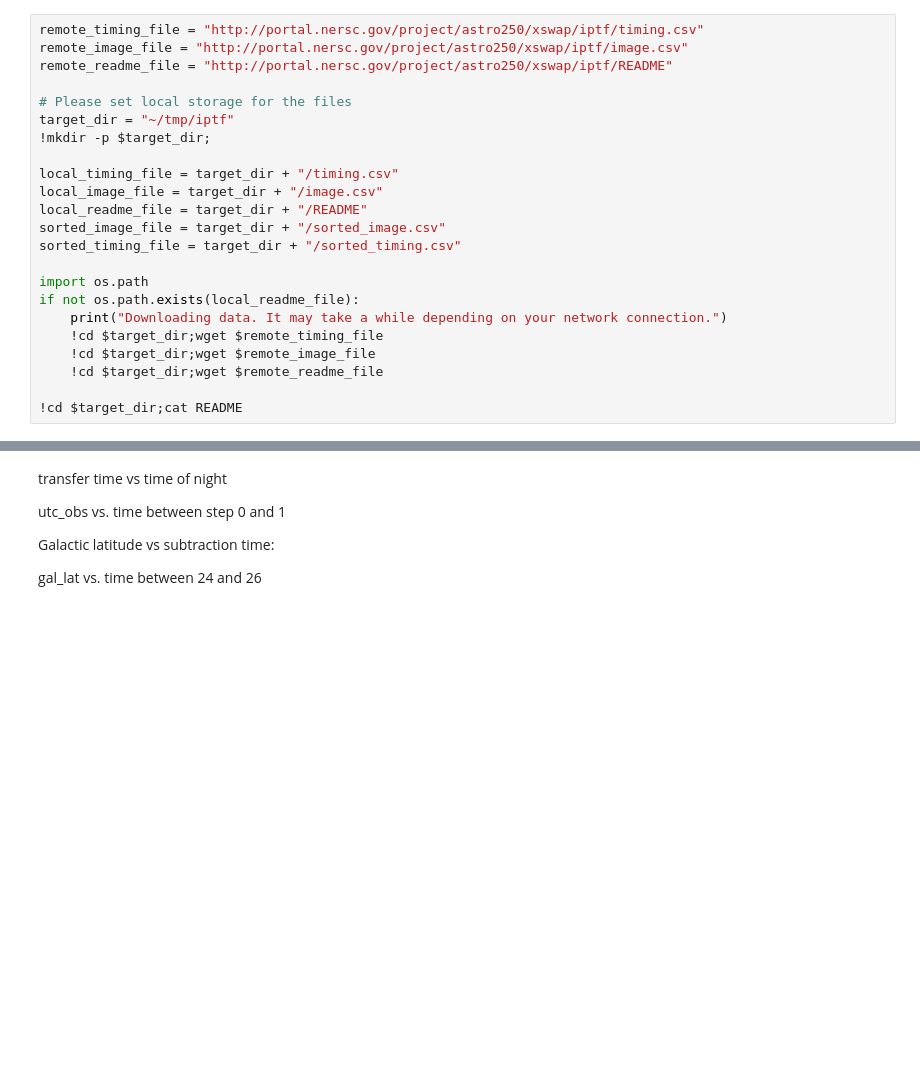
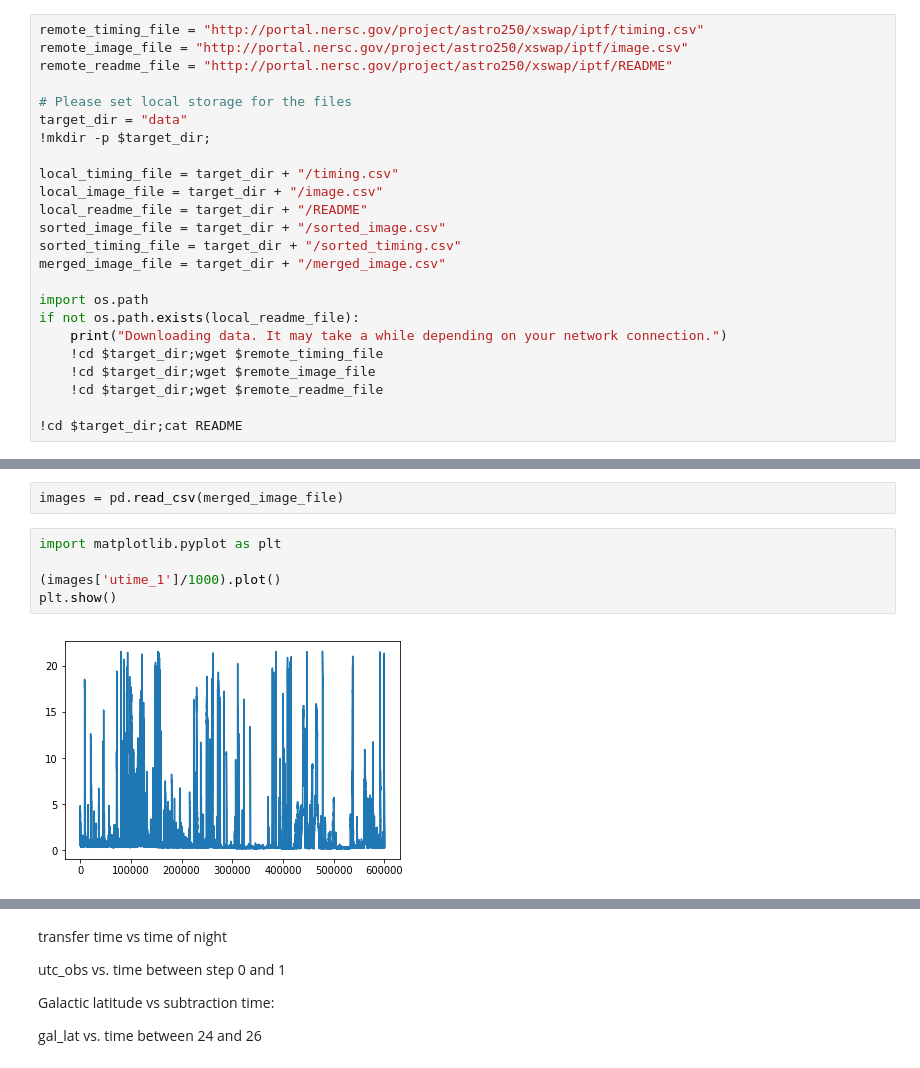
Before and after one commit to esnet/workflow-databooks, a Jupyter notebook: datasets/iPTF/iPTF Data Tutorial.ipynb, the cells around one changed output, grey strips where cells are left out. Cells and saved outputs as stored; diff of their text form; blank space fills up the shorter version.

```diff
--- a/datasets/iPTF/iPTF Data Tutorial.ipynb
+++ b/datasets/iPTF/iPTF Data Tutorial.ipynb
@@ -4,7 +4,7 @@ remote_image_file = "http://portal.nersc.gov/project/astro250/xswap/iptf/image.c
 remote_readme_file = "http://portal.nersc.gov/project/astro250/xswap/iptf/README"
 
 # Please set local storage for the files
-target_dir = "~/tmp/iptf"
+target_dir = "data"
 !mkdir -p $target_dir;
 
 local_timing_file = target_dir + "/timing.csv"
@@ -12,6 +12,7 @@ local_image_file = target_dir + "/image.csv"
 local_readme_file = target_dir + "/README"
 sorted_image_file = target_dir + "/sorted_image.csv"
 sorted_timing_file = target_dir + "/sorted_timing.csv"
+merged_image_file = target_dir + "/merged_image.csv"
 
 import os.path
 if not os.path.exists(local_readme_file):
@@ -177,0 +169,9 @@ NameError: name 'images' is not defined
+# %%
+images = pd.read_csv(merged_image_file)
+# %%
+import matplotlib.pyplot as plt
+
+(images['utime_1']/1000).plot()
+plt.show()
+# %% [output]
+[figure, added]
```
Also changed, not shown: parts of 27 cells of this notebook.
